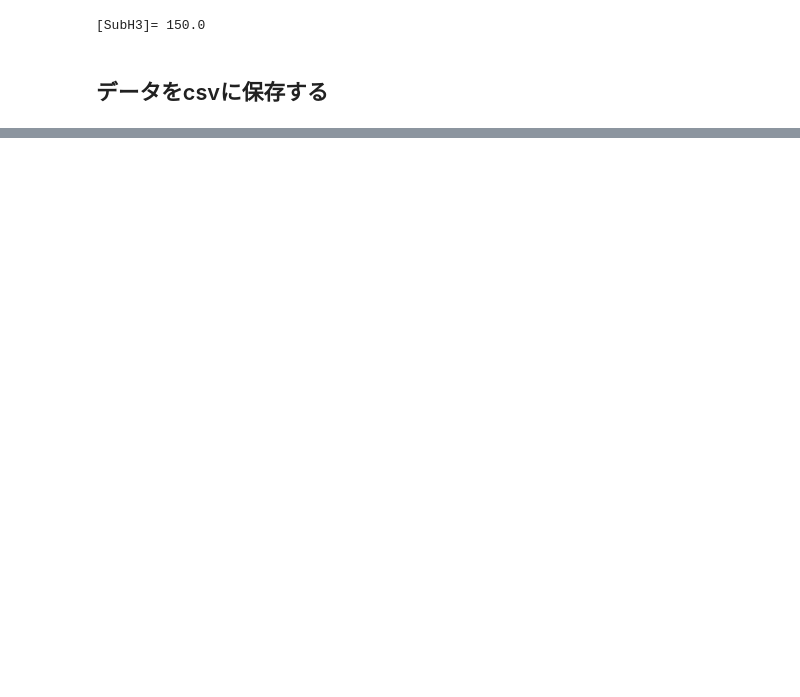
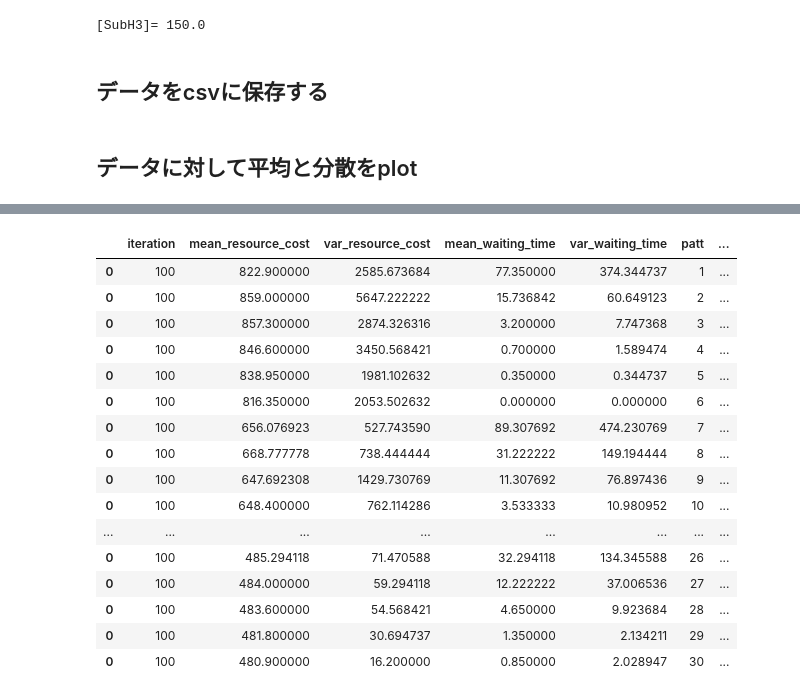
Before and after one commit to e215752/bachelor_project, a Jupyter notebook: FlowShop_ver1/FlowShop_ver1.ipynb, the cells around one changed output, grey strips where cells are left out. Cells and saved outputs as stored; diff of their text form; code cells hidden in the pictures; blank space fills up the shorter version.

```diff
--- a/FlowShop_ver1/FlowShop_ver1.ipynb
+++ b/FlowShop_ver1/FlowShop_ver1.ipynb
@@ -586,3 +586,63 @@ else:
     with open(csv_filename, mode='a', newline='') as file:
         writer = csv.writer(file)
         writer.writerows(data)
+# %% [markdown]
+## データに対して平均と分散をplot
+# %%
+import pandas as pd
+import numpy as np
+import re
+import glob
+import matplotlib.pyplot as plt
+
+# 全パターンのファイルパスを取得
+file_paths = glob.glob("../search/t_30/0901/2024-09-01_patt*_job15.csv") #任意のファイル名
+# file_paths = glob.glob("./search/t_30/2024-08-22_patt*_job15.csv")
+
+# 結果を保存するリスト
+all_results = []
+
+# 各ファイルに対して処理を適用
+for file_path in file_paths:
+    # ファイル名からパターン番号を抽出
+    patt_number = int(re.search(r'patt(\d+)', file_path).group(1))
+
+    # CSVファイルを読み込む
+    df = pd.read_csv(file_path)
+
+    # feasibleが0の行のみを選択（文字列'0'も含む）
+    df_feasible_0 = df[df['feasible'].astype(str) == '0']
+
+    # resource_cost, wating_time, feasible列を数値に変換
+    df_feasible_0['resource_cost'] = pd.to_numeric(df_feasible_0['resource_cost'], errors='coerce')
+    df_feasible_0['waiting_time'] = pd.to_numeric(df_feasible_0['waiting_time'], errors='coerce')
+    df_feasible_0['feasible'] = pd.to_numeric(df_feasible_0['feasible'], errors='coerce')
+
+    # 数値に変換できなかったデータを除外
+    df_feasible_0 = df_feasible_0.dropna(subset=['resource_cost', 'waiting_time', 'feasible'])
+
+    # iteration毎にresource_costとwating_timeの平均と分散を計算
+    summary = df_feasible_0.groupby('iteration').agg(
+        mean_resource_cost=('resource_cost', 'mean'),
+        var_resource_cost=('resource_cost', 'var'),
+        mean_waiting_time=('waiting_time', 'mean'),
+        var_waiting_time=('waiting_time', 'var'),
+    ).reset_index()
+
+    # パターン番号を追加
+    summary['patt'] = patt_number
+
+    # パターン番号とiterationを結合して新しいラベルを作成
+    summary['label'] = summary['patt'].astype(str) + "_" + summary['iteration'].astype(str)
+
+    # リストに追加
+    all_results.append(summary)
+
+# 全パターンの結果を結合
+final_df = pd.concat(all_results)
+
+# パターンごとに結果をソート
+final_df = final_df.sort_values(by=['patt', 'iteration'])
+
+final_df
+# %% [output]
@@ -588,0 +666,17 @@ else:
+|  | iteration | mean_resource_cost | var_resource_cost | mean_waiting_time | var_waiting_time | patt | ... |
+| 0 | 100 | 822.900000 | 2585.673684 | 77.350000 | 374.344737 | 1 | ... |
+| 0 | 100 | 859.000000 | 5647.222222 | 15.736842 | 60.649123 | 2 | ... |
+| 0 | 100 | 857.300000 | 2874.326316 | 3.200000 | 7.747368 | 3 | ... |
+| 0 | 100 | 846.600000 | 3450.568421 | 0.700000 | 1.589474 | 4 | ... |
+| 0 | 100 | 838.950000 | 1981.102632 | 0.350000 | 0.344737 | 5 | ... |
+| 0 | 100 | 816.350000 | 2053.502632 | 0.000000 | 0.000000 | 6 | ... |
+| 0 | 100 | 656.076923 | 527.743590 | 89.307692 | 474.230769 | 7 | ... |
+| 0 | 100 | 668.777778 | 738.444444 | 31.222222 | 149.194444 | 8 | ... |
+| 0 | 100 | 647.692308 | 1429.730769 | 11.307692 | 76.897436 | 9 | ... |
+| 0 | 100 | 648.400000 | 762.114286 | 3.533333 | 10.980952 | 10 | ... |
+| ... | ... | ... | ... | ... | ... | ... | ... |
+| 0 | 100 | 485.294118 | 71.470588 | 32.294118 | 134.345588 | 26 | ... |
+| 0 | 100 | 484.000000 | 59.294118 | 12.222222 | 37.006536 | 27 | ... |
+| 0 | 100 | 483.600000 | 54.568421 | 4.650000 | 9.923684 | 28 | ... |
+| 0 | 100 | 481.800000 | 30.694737 | 1.350000 | 2.134211 | 29 | ... |
+| 0 | 100 | 480.900000 | 16.200000 | 0.850000 | 2.028947 | 30 | ... |
```
Also changed, not shown: parts of 8 cells of this notebook, 1 other file.
